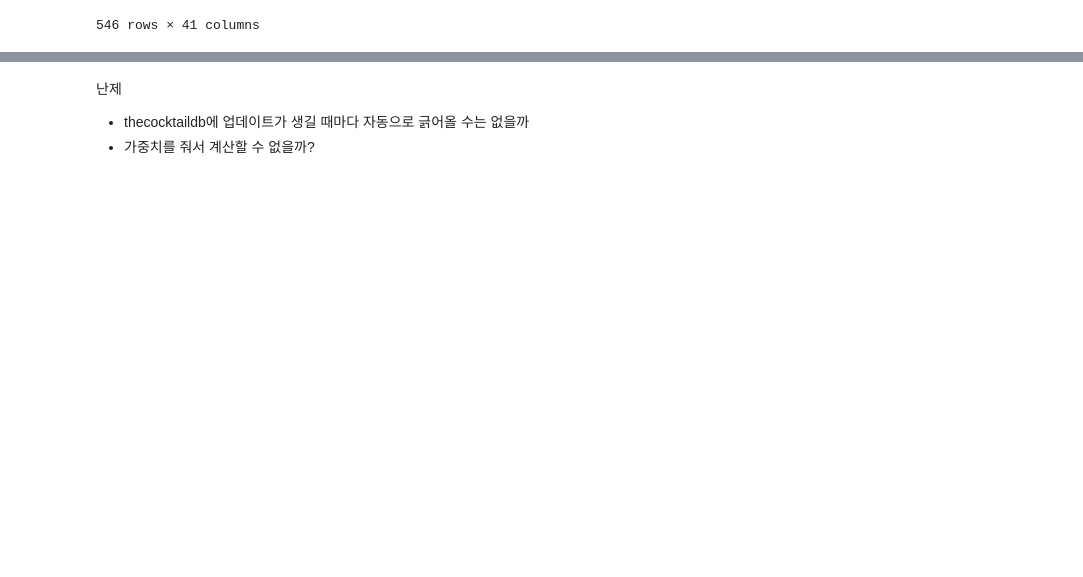
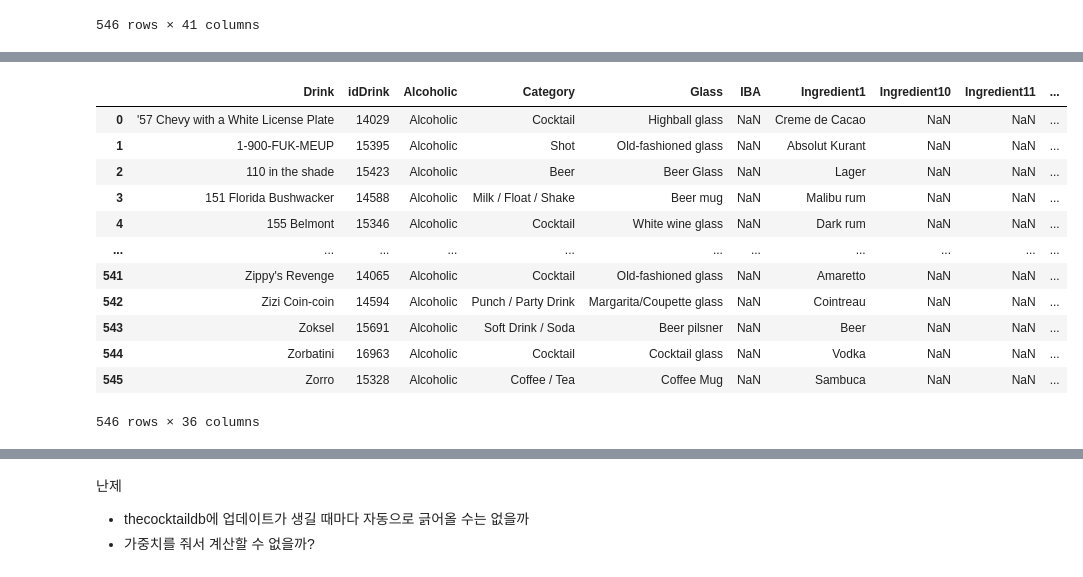
Before and after one commit to yk-Jeong/Codestates_Project, a Jupyter notebook: AI_08_정유경_Section3.ipynb, the cells around one changed output, grey strips where cells are left out. Drawn from its saved outputs; the diff is of its cells as text; code cells hidden in the pictures; blank space fills up the shorter version.

```diff
--- a/AI_08_정유경_Section3.ipynb
+++ b/AI_08_정유경_Section3.ipynb
@@ -59,3 +64,0 @@ array(['Lemon Juice', 'Cognac', 'Heavy cream', 'Grenadine', 'Tonic water',
-# %%
-df = df.drop(['dateModified', 'Unnamed: 0'], axis=1)
-df
@@ -84,0 +125,18 @@ pip install pandas-profiling==2.11.0 --upgrade
+# %%
+#불필요한 컬럼: dateModified, Unnamed: 0 제거
+df = df.drop(['dateModified', 'Unnamed: 0', 'DrinkThumb', 'Video', 'Inuctions'], axis=1)
+df
+# %% [output]
+|  | Drink | idDrink | Alcoholic | Category | Glass | IBA | Ingredient1 | Ingredient10 | Ingredient11 | ... |
+| 0 | '57 Chevy with a White License Plate | 14029 | Alcoholic | Cocktail | Highball glass | NaN | Creme de Cacao | NaN | NaN | ... |
+| 1 | 1-900-FUK-MEUP | 15395 | Alcoholic | Shot | Old-fashioned glass | NaN | Absolut Kurant | NaN | NaN | ... |
+| 2 | 110 in the shade | 15423 | Alcoholic | Beer | Beer Glass | NaN | Lager | NaN | NaN | ... |
+| 3 | 151 Florida Bushwacker | 14588 | Alcoholic | Milk / Float / Shake | Beer mug | NaN | Malibu rum | NaN | NaN | ... |
+| 4 | 155 Belmont | 15346 | Alcoholic | Cocktail | White wine glass | NaN | Dark rum | NaN | NaN | ... |
+| ... | ... | ... | ... | ... | ... | ... | ... | ... | ... | ... |
+| 541 | Zippy's Revenge | 14065 | Alcoholic | Cocktail | Old-fashioned glass | NaN | Amaretto | NaN | NaN | ... |
+| 542 | Zizi Coin-coin | 14594 | Alcoholic | Punch / Party Drink | Margarita/Coupette glass | NaN | Cointreau | NaN | NaN | ... |
+| 543 | Zoksel | 15691 | Alcoholic | Soft Drink / Soda | Beer pilsner | NaN | Beer | NaN | NaN | ... |
+| 544 | Zorbatini | 16963 | Alcoholic | Cocktail | Cocktail glass | NaN | Vodka | NaN | NaN | ... |
+| 545 | Zorro | 15328 | Alcoholic | Coffee / Tea | Coffee Mug | NaN | Sambuca | NaN | NaN | ... |
+546 rows × 36 columns
```
Also changed, not shown: parts of 23 cells of this notebook.
